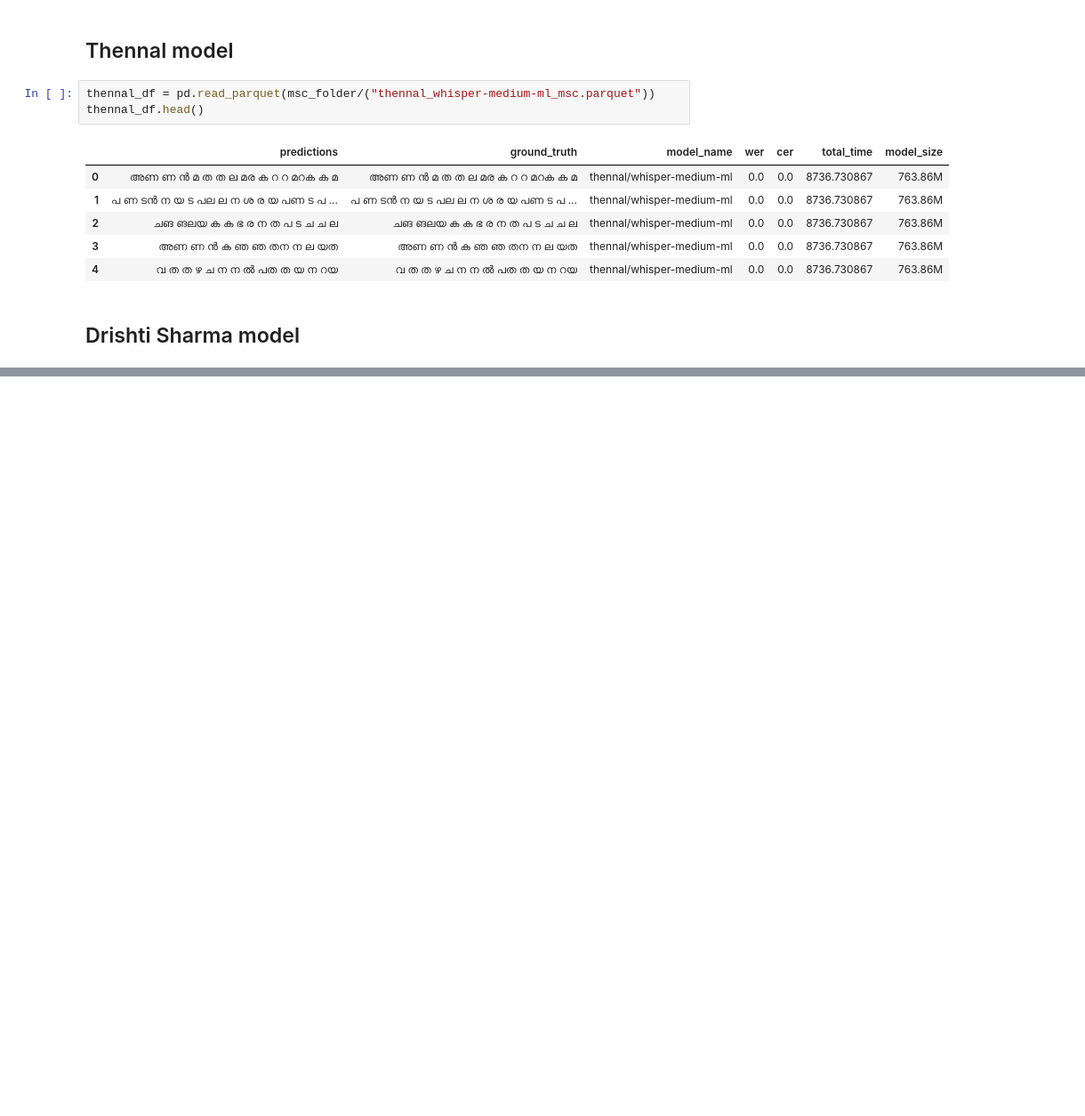
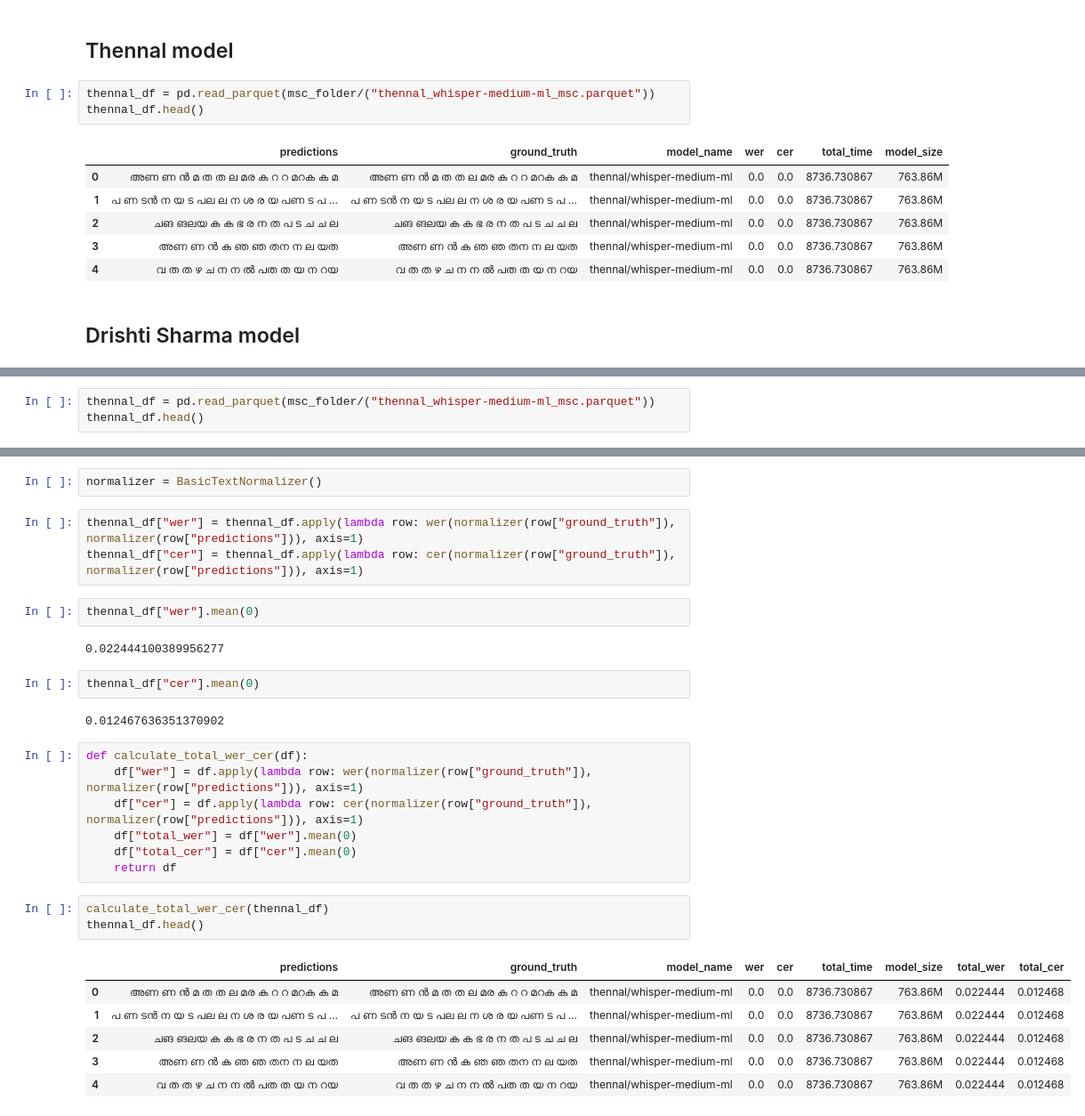
Before and after one commit to kurianbenoy/malayalam_asr_benchmarking, a Jupyter notebook: nbs/_experiments/MSC_result_analysis.ipynb, the cells around one changed output, grey strips where cells are left out. Shown: that part at 89% size. Cells and saved outputs as stored; diff of their text form; blank space fills up the shorter version.

Commit message:
fix errors in msc parquet files

```diff
--- a/nbs/_experiments/MSC_result_analysis.ipynb
+++ b/nbs/_experiments/MSC_result_analysis.ipynb
@@ -82,0 +88,3 @@ drishti_df.head()
+# %%
+thennal_df = pd.read_parquet(msc_folder/("thennal_whisper-medium-ml_msc.parquet"))
+thennal_df.head()
@@ -82,0 +128,30 @@ drishti_df.head()
+# %%
+normalizer = BasicTextNormalizer()
+# %%
+thennal_df["wer"] = thennal_df.apply(lambda row: wer(normalizer(row["ground_truth"]), normalizer(row["predictions"])), axis=1)
+thennal_df["cer"] = thennal_df.apply(lambda row: cer(normalizer(row["ground_truth"]), normalizer(row["predictions"])), axis=1)
+# %%
+thennal_df["wer"].mean(0)
+# %% [output]
+0.022444100389956277
+# %%
+thennal_df["cer"].mean(0)
+# %% [output]
+0.012467636351370902
+# %%
+def calculate_total_wer_cer(df):
+    df["wer"] = df.apply(lambda row: wer(normalizer(row["ground_truth"]), normalizer(row["predictions"])), axis=1)
+    df["cer"] = df.apply(lambda row: cer(normalizer(row["ground_truth"]), normalizer(row["predictions"])), axis=1)
+    df["total_wer"] = df["wer"].mean(0)
+    df["total_cer"] = df["cer"].mean(0)
+    return df
+# %%
+calculate_total_wer_cer(thennal_df)
+thennal_df.head()
+# %% [output]
+|  | predictions | ground_truth | model_name | wer | cer | total_time | model_size | total_wer | total_cer |
+| 0 | അണ ണ ൻ മ ത ത ല മര ക റ റ മറക ക മ | അണ ണ ൻ മ ത ത ല മര ക റ റ മറക ക മ | thennal/whisper-medium-ml | 0.0 | 0.0 | 8736.730867 | 763.86M | 0.022444 | 0.012468 |
+| 1 | പ ണ ടൻ ന യ ട പല ല ന ശ ര യ പണ ട പ ... | പ ണ ടൻ ന യ ട പല ല ന ശ ര യ പണ ട പ ... | thennal/whisper-medium-ml | 0.0 | 0.0 | 8736.730867 | 763.86M | 0.022444 | 0.012468 |
+| 2 | ചങ ങലയ ക ക ഭ ര ന ത പ ട ച ച ല | ചങ ങലയ ക ക ഭ ര ന ത പ ട ച ച ല | thennal/whisper-medium-ml | 0.0 | 0.0 | 8736.730867 | 763.86M | 0.022444 | 0.012468 |
+| 3 | അണ ണ ൻ ക ഞ ഞ തന ന ല യത | അണ ണ ൻ ക ഞ ഞ തന ന ല യത | thennal/whisper-medium-ml | 0.0 | 0.0 | 8736.730867 | 763.86M | 0.022444 | 0.012468 |
+| 4 | വ ത ത ഴ ച ന ന ൽ പത ത യ ന റയ | വ ത ത ഴ ച ന ന ൽ പത ത യ ന റയ | thennal/whisper-medium-ml | 0.0 | 0.0 | 8736.730867 | 763.86M | 0.022444 | 0.012468 |
```
Also changed, not shown: parts of 10 cells of this notebook.
